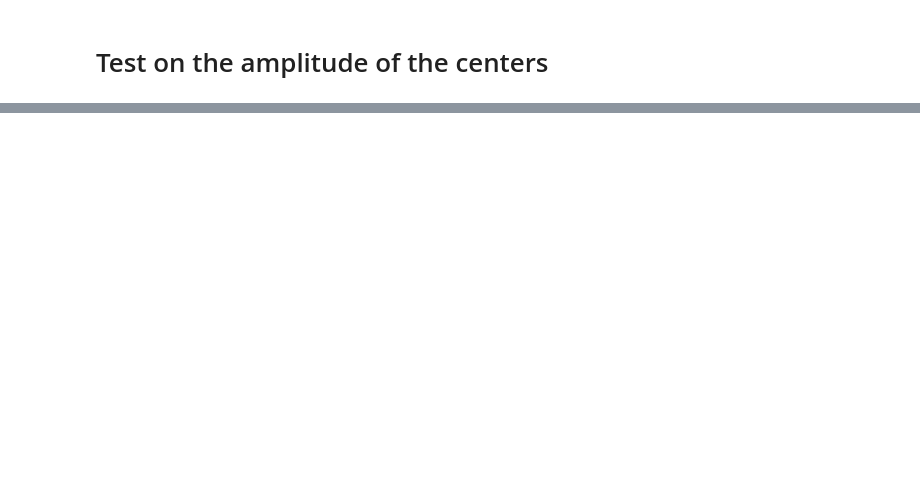
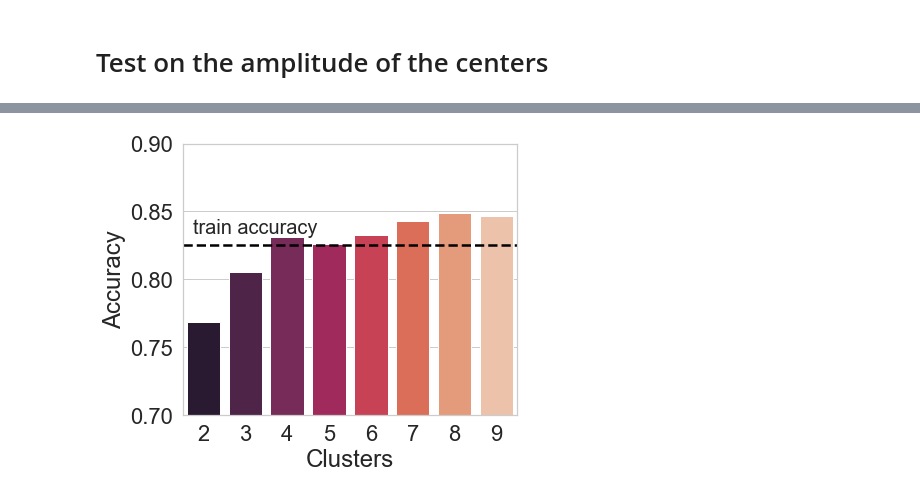
Before and after one commit to nicolezattarin/IoMT-efficient-information-distribution, a Jupyter notebook: clustering/WalkingLaying_classifier_amplitude.ipynb, the cells around one changed output, grey strips where cells are left out. Drawn from its saved outputs; the diff is of its cells as text; code cells hidden in the pictures; blank space fills up the shorter version.

```diff
--- a/clustering/WalkingLaying_classifier_amplitude.ipynb
+++ b/clustering/WalkingLaying_classifier_amplitude.ipynb
@@ -81,7 +85,7 @@ def prepare_dataset(split_frac, sensor, window_size=80):
     runs = [1,2,3, 4, 5]
     for s in subjects:
         for r in runs:
-            d = load_data_adl(subject, run, '../OpportunityUCIDataset')
+            d = load_data_adl(s, r, '../OpportunityUCIDataset')
             walk, lie =  get_locomotion_data(d, [2]), get_locomotion_data(d, [5])
             walk, lie = get_sensor_data(walk, sensor), get_sensor_data(lie, sensor)
             walk, lie = walk[walk.columns[:-8]], lie[lie.columns[:-8]]
@@ -110,6 +114,12 @@ def prepare_dataset(split_frac, sensor, window_size=80):
     #split the dataset
     X_train, X_test, y_train, y_test = train_test_split(X, y, test_size=split_frac)
     return X_train, X_test, y_train, y_test
+
+def confusion_matrix (model, X, y):
+    from sklearn.metrics import confusion_matrix
+    pred = model.predict(X)
+    cmat = confusion_matrix(y, pred, normalize='true')
+    return cmat
 # %%
 data_IMUAcc = prepare_dataset(0.2, 'IMU_acc')
 data_IMUGyro = prepare_dataset(0.2, 'IMU_gyro')
@@ -206,0 +375,9 @@ fig.savefig('../clustering/clustering_results_euclidean/accuracy_clusters.png')
+# %%
+from sklearn.linear_model import LogisticRegression
+clf = LogisticRegression(random_state=0).fit(data_het[0], data_het[2])
+
+het_accuracy = [clf.score(data_het[1], data_het[3]), clf.score(data_het[0], data_het[2])]
+print ('Accuracy (test/train):', het_accuracy)
+
+het_cmat = confusion_matrix(clf, data_het[1],  data_het[3])
+print ('\n confusion matrix (test)\n', het_cmat)
@@ -206,0 +447,14 @@ fig.savefig('../clustering/clustering_results_euclidean/accuracy_clusters.png')
+# %%
+results = pd.DataFrame()
+for c in range(2,10):
+
+    print ('\n{} CENTERS'.format(c))
+    data_centers = centers_amplitude_het(c)
+
+    accuracy = clf.score(data_centers[0], data_centers[1])
+    cmat = confusion_matrix(clf, data_centers[0], data_centers[1])
+    print ('\nIMUAcc confusion matrix (test)\n', cmat)
+
+    results = results.append({'clusters': c, 'acc': accuracy}, ignore_index=True)
+    print ('\nclusters:', c, 'accuracy:', accuracy)
+results.set_index('clusters', inplace=True)
@@ -206,0 +479,14 @@ fig.savefig('../clustering/clustering_results_euclidean/accuracy_clusters.png')
+# %%
+sns.set_theme(style='whitegrid', palette='rocket', font_scale = 2)
+fig, ax = plt.subplots(figsize=(6,5))
+sns.barplot(x=results.index, y=results['acc'], ax=ax, palette='rocket')
+
+ax.axhline(y=het_accuracy[0], color='black', linestyle='--', label='train accuracy', lw=2.5)
+fig.text (y=0.63, x=0.15, s='train accuracy',  fontsize=20)
+ax.set_ylabel('Accuracy')
+ax.set_ylim(0.7,.9)
+ax.set_xticklabels([2,3,4, 5, 6, 7, 8, 9])
+ax.set_xlabel('Clusters')
+fig.savefig('../clustering/clustering_results_euclidean/heterogeneous_accuracy_amplitude_clusters.pdf', bbox_inches='tight')
+# %% [output]
+[figure, added]
```
Also changed, not shown: parts of 12 cells of this notebook, 16 other files.
